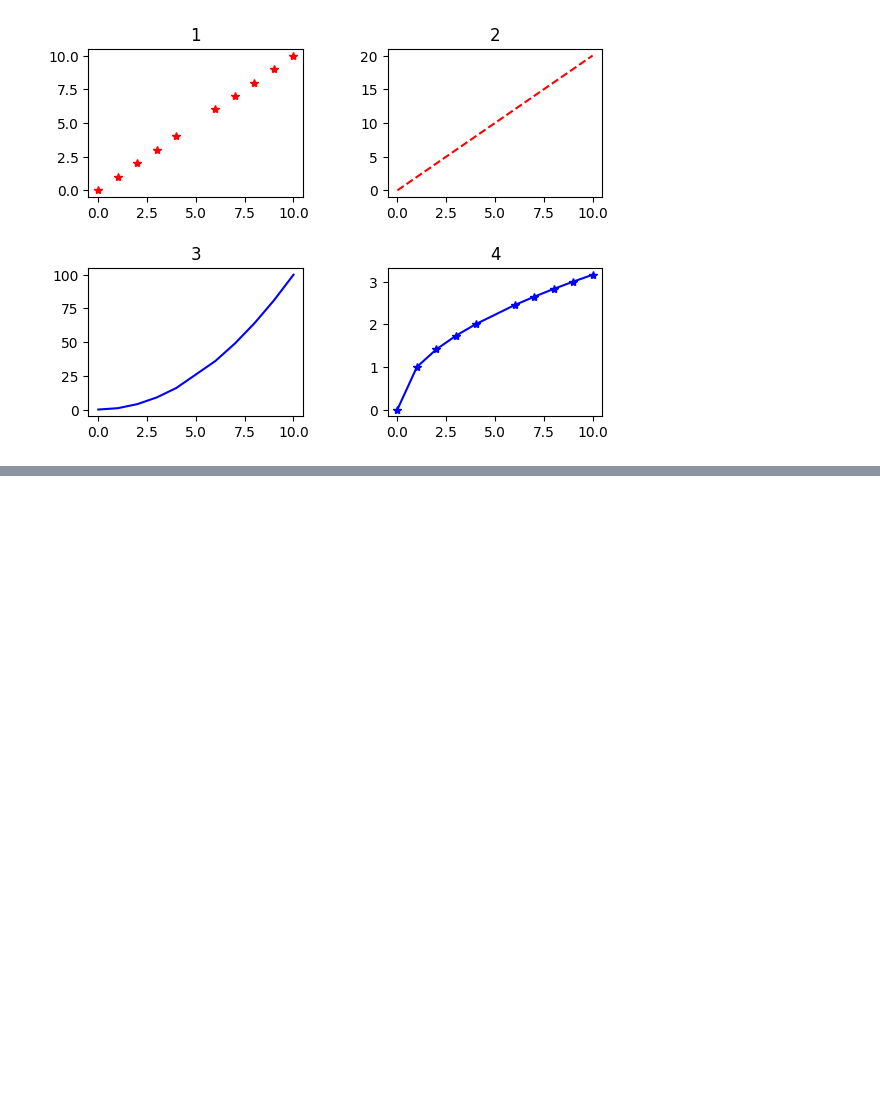
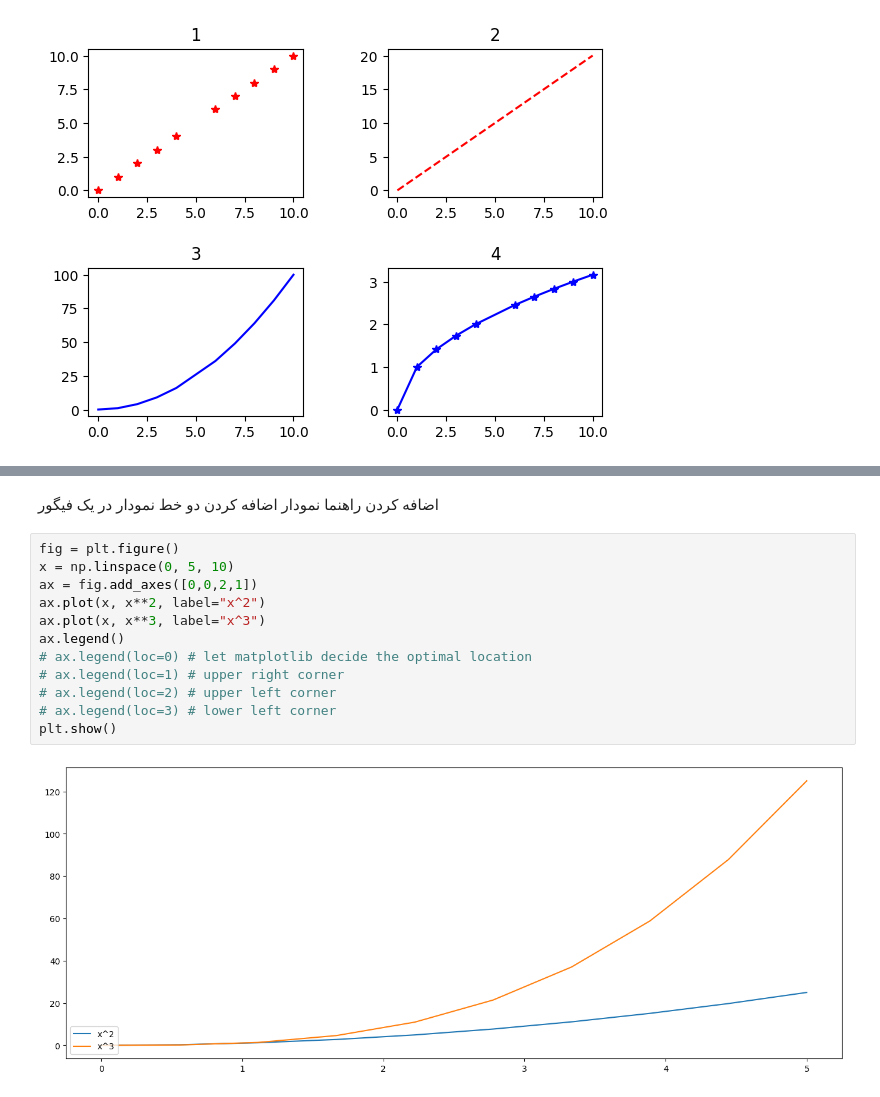
Before and after one commit to rezavar/DataScience, a Jupyter notebook: w05/plt.ipynb, the cells around one changed output, grey strips where cells are left out. Saved outputs shown, nothing was run; the diff lists cells and outputs as text; blank space fills up the shorter version.

```diff
--- a/w05/plt.ipynb
+++ b/w05/plt.ipynb
@@ -70,0 +98,17 @@ plt.show()
+# %% [markdown]
+اضافه کردن راهنما نمودار
+اضافه کردن دو خط نمودار در یک فیگور
+# %%
+fig = plt.figure()
+x = np.linspace(0, 5, 10)
+ax = fig.add_axes([0,0,2,1])
+ax.plot(x, x**2, label="x^2")
+ax.plot(x, x**3, label="x^3")
+ax.legend()
+# ax.legend(loc=0) # let matplotlib decide the optimal location
+# ax.legend(loc=1) # upper right corner
+# ax.legend(loc=2) # upper left corner
+# ax.legend(loc=3) # lower left corner
+plt.show()
+# %% [output]
+[figure, added]
```
Also changed, not shown: parts of 8 cells of this notebook, 2 other files.
